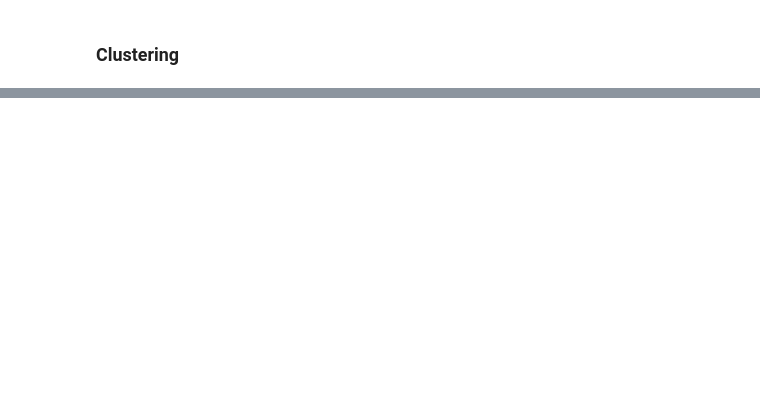
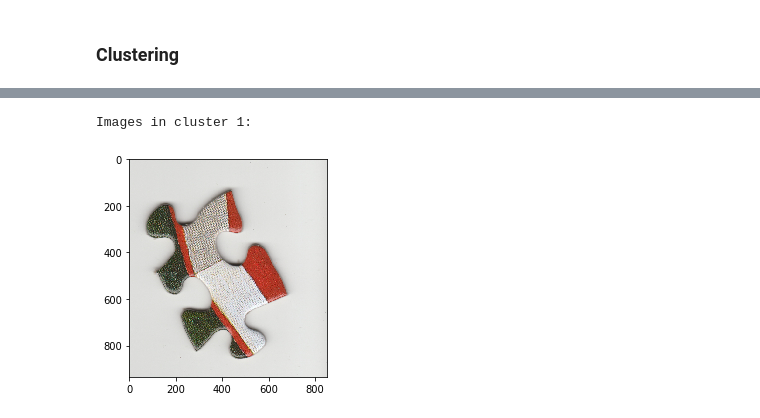
Before and after one commit to staleyj15/Puzzle_Masters_Project, a Jupyter notebook: Project_Code.ipynb, the cells around one changed output, grey strips where cells are left out. Cells and saved outputs as stored; diff of their text form; code cells hidden in the pictures; blank space fills up the shorter version.

```diff
--- a/Project_Code.ipynb
+++ b/Project_Code.ipynb
@@ -130,14 +161,30 @@ assert adj.shape[0] == len(pictures), 'Adjacency matrix should have one row and
 adjG = ToGraph(adj)
 
 # store indices of each cluster in list of lists
-clusters = []
-for i in range(k):
-    i_indices = np.where(km.labels_ == i)[0].tolist()
-    clusters.append(i_indices)
+model_dict = defaultdict(dict)
+all_models = [km, sc] + [km_iso_models[x]['model'] for x in km_iso_models] + [km_pca_models[x]['model'] for x in km_pca_models]
+all_names = ['KMeans', 'SpectralClustering'] + list(km_iso_models.keys()) + list(km_pca_models.keys())
 
-# Use the clusters and the adjacency matrix graph to create cdlib 'NodeClustering' object
-Comms = cdlib.NodeClustering(clusters, adjG, 'Manual')
+# create data frame to store comparison results
+model_comparison = pd.DataFrame({'model_name': all_names, 'modularity_score' : [0] * len(all_names), 'conductance_score': [0] * len(all_names)})
 
-# Using the object created above, many 'fittness' metrics can be calculated
-cdlib.evaluation.erdos_renyi_modularity(adjG,Comms)
+for name,model in zip(all_names, all_models):
+
+    clusters = []
+
+    for i in range(k):
+        i_indices = np.where(model.labels_ == i)[0].tolist()
+        clusters.append(i_indices)
+    model_dict[name]['clusters'] = clusters
+
+    Comms = cdlib.NodeClustering(clusters, adjG, 'Manual')
+    model_dict[name]['Comms'] = Comms
+
+    # Using the object created above, many 'fitness' metrics can be calculated
+    modularity = cdlib.evaluation.newman_girvan_modularity(adjG, Comms)
+    conductance = cdlib.evaluation.conductance(adjG, Comms)
+    model_comparison.loc[model_comparison.model_name == name, ['modularity_score','conductance_score']] = [round(x,4) for x in [modularity.score, conductance.score]]
+
+model_comparison.sort_values(by = ['conductance_score', 'modularity_score'], ascending = [True, False], inplace = True)
+model_comparison
 # %% [output]
@@ -160,0 +224,13 @@ Images in cluster 4:
+# %%
+import re
+
+# visual check of best performing model
+model2viz = model_comparison.iloc[0,0]
+selectedDict = km_iso_models if re.search(r'iso', model2viz) is not None else km_pca_models
+# img_scatter(selectedDict[model2viz]['reduced_features'], pictures, 100)
+
+# visual inspection of KMeans clusters
+display_cluster_imgs(pictures, selectedDict[model2viz]['model'].labels_, 1)
+# %% [output]
+Images in cluster 1:
+[figure, added]
```
Also changed, not shown: parts of 10 cells of this notebook, 31 other files.
